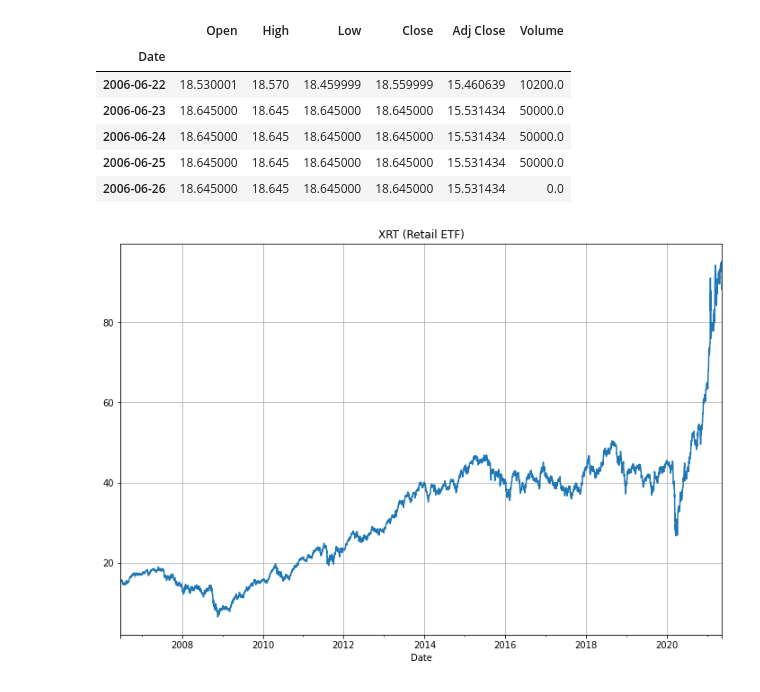
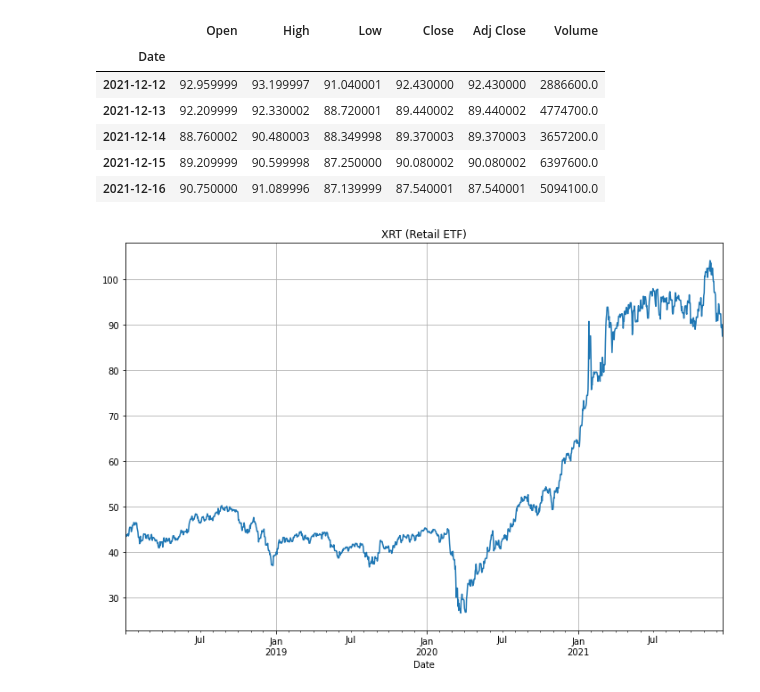
Before and after one commit to dbogatic/economic-indicators, a Jupyter notebook: retail.ipynb, the cells around one changed output. Saved outputs shown, nothing was run; the diff lists cells and outputs as text; code cells hidden in the pictures.

```diff
--- a/retail.ipynb
+++ b/retail.ipynb
@@ -8,26 +8,26 @@ import matplotlib.pyplot as plt
 # %%
 #Pull XRT (Retail ETF) data
 ticker = "XRT"
-start= "1990-01-01"
-end= "2021-05-14"
+start= "2018-01-01"
+end= "2021-12-17"
 
 retail = yf.download(ticker, start=start, end=end, progress=False)
 retail = retail.asfreq(freq='D').ffill().dropna()
 retail.to_csv('resources/retail.csv')
-retail.head()
+retail.tail()
 # %% [output]
 |  | Open | High | Low | Close | Adj Close | Volume |
 | Date |  |  |  |  |  |  |
-| 2006-06-22 | 18.530001 | 18.570 | 18.459999 | 18.559999 | 15.460639 | 10200.0 |
-| 2006-06-23 | 18.645000 | 18.645 | 18.645000 | 18.645000 | 15.531434 | 50000.0 |
-| 2006-06-24 | 18.645000 | 18.645 | 18.645000 | 18.645000 | 15.531434 | 50000.0 |
-| 2006-06-25 | 18.645000 | 18.645 | 18.645000 | 18.645000 | 15.531434 | 50000.0 |
-| 2006-06-26 | 18.645000 | 18.645 | 18.645000 | 18.645000 | 15.531434 | 0.0 |
+| 2021-12-12 | 92.959999 | 93.199997 | 91.040001 | 92.430000 | 92.430000 | 2886600.0 |
+| 2021-12-13 | 92.209999 | 92.330002 | 88.720001 | 89.440002 | 89.440002 | 4774700.0 |
+| 2021-12-14 | 88.760002 | 90.480003 | 88.349998 | 89.370003 | 89.370003 | 3657200.0 |
+| 2021-12-15 | 89.209999 | 90.599998 | 87.250000 | 90.080002 | 90.080002 | 6397600.0 |
+| 2021-12-16 | 90.750000 | 91.089996 | 87.139999 | 87.540001 | 87.540001 | 5094100.0 |
 # %%
 #Plot XRT historical prices
 retail_plot = retail['Adj Close'].plot(figsize=(12,8), title='XRT (Retail ETF)', grid=True)
 # %% [output]
-[figure, old version]
+[figure, new version]
 # %%
 # Pull S&P Index historical values from yfinance API
 ticker = "^GSPC"
```
Also changed, not shown: parts of 3 cells of this notebook, 11 other files.
